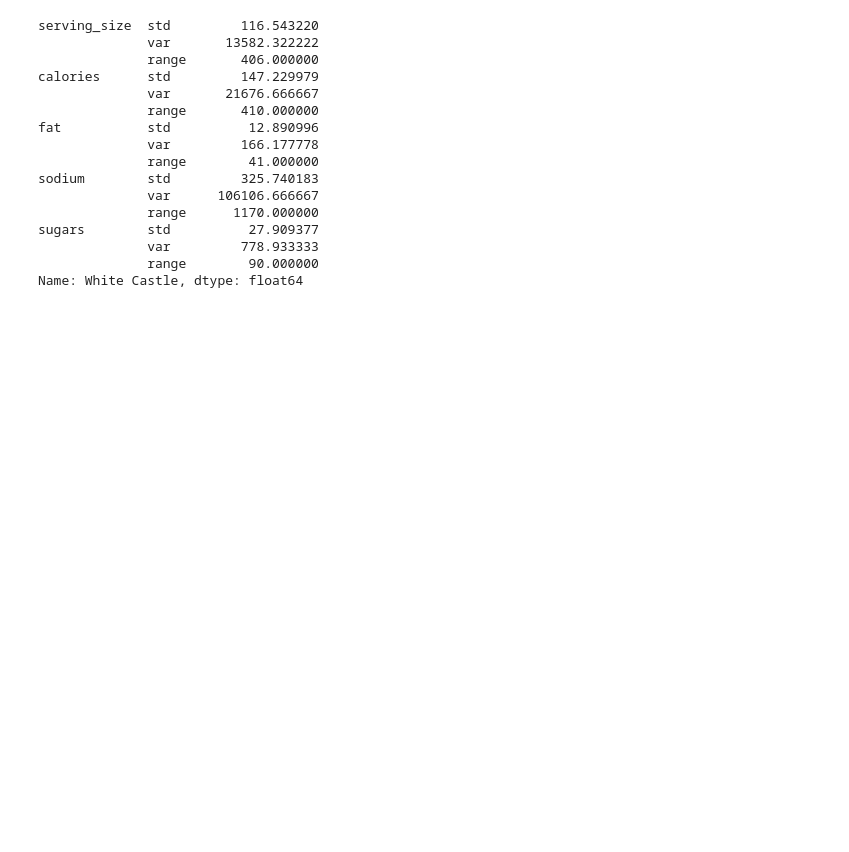
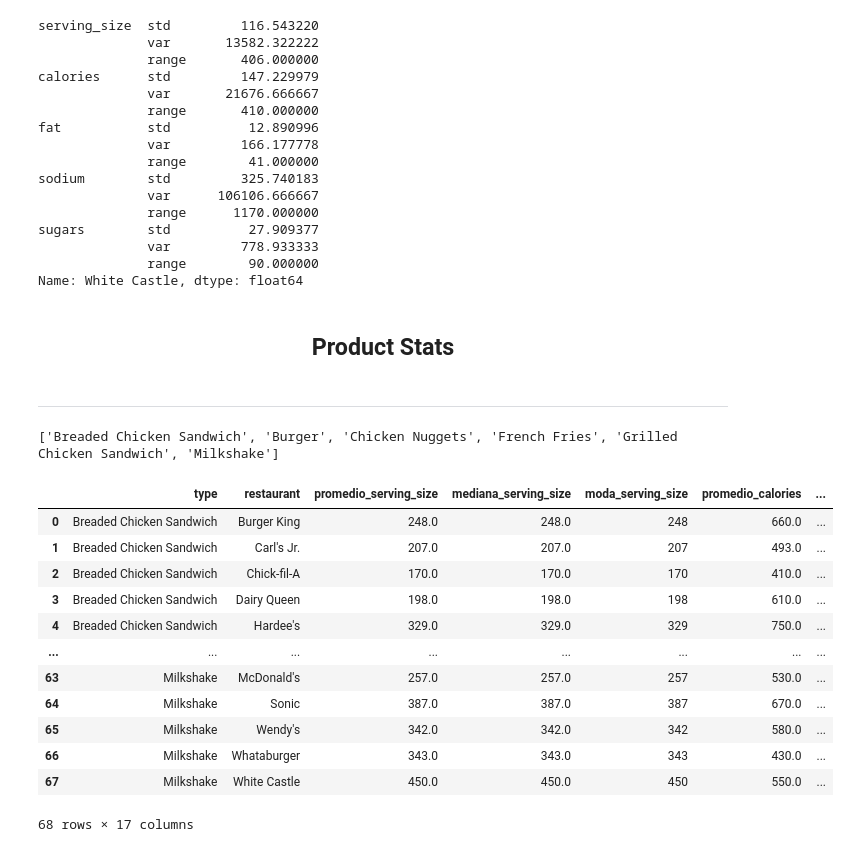
Before and after one commit to juan1jose3/pandas_stuff, a Jupyter notebook: restaurant_stats/stats.ipynb, the cells around one changed output. Saved outputs shown, nothing was run; the diff lists cells and outputs as text; code cells hidden in the pictures; blank space fills up the shorter version.

Commit message:
per product

```diff
--- a/restaurant_stats/stats.ipynb
+++ b/restaurant_stats/stats.ipynb
@@ -154,3 +154,7 @@ sugars        std          27.909377
               var         778.933333
               range        90.000000
 Name: White Castle, dtype: float64
+# %% [markdown]
+<h2 style="text-align:center">Product Stats</h2>
+# %% [markdown]
+<hr style="color:blue">
@@ -156,0 +179,34 @@ Name: White Castle, dtype: float64
+# %%
+types_comunes = csv_data.groupby("type")["restaurant"].nunique()
+types_comunes = types_comunes[types_comunes > 1].index
+
+csv_data_comunes = csv_data[csv_data["type"].isin(types_comunes)]
+print(types_comunes.tolist())
+# %% [output]
+['Breaded Chicken Sandwich', 'Burger', 'Chicken Nuggets', 'French Fries', 'Grilled Chicken Sandwich', 'Milkshake']
+# %%
+summary_table_type_restaurant = (
+    csv_data_comunes.groupby(["type", "restaurant"])[nutrient_cols]
+    .agg(["mean", "median", mode_func])
+)
+summary_table_type_restaurant.columns = [
+    f"{nombre_stat_central[stat]}_{col}"
+    for col, stat in summary_table_type_restaurant.columns
+]
+summary_table_type_restaurant = summary_table_type_restaurant.reset_index()
+
+summary_table_type_restaurant
+# %% [output]
+|  | type | restaurant | promedio_serving_size | mediana_serving_size | moda_serving_size | promedio_calories | ... |
+| 0 | Breaded Chicken Sandwich | Burger King | 248.0 | 248.0 | 248 | 660.0 | ... |
+| 1 | Breaded Chicken Sandwich | Carl's Jr. | 207.0 | 207.0 | 207 | 493.0 | ... |
+| 2 | Breaded Chicken Sandwich | Chick-fil-A | 170.0 | 170.0 | 170 | 410.0 | ... |
+| 3 | Breaded Chicken Sandwich | Dairy Queen | 198.0 | 198.0 | 198 | 610.0 | ... |
+| 4 | Breaded Chicken Sandwich | Hardee's | 329.0 | 329.0 | 329 | 750.0 | ... |
+| ... | ... | ... | ... | ... | ... | ... | ... |
+| 63 | Milkshake | McDonald's | 257.0 | 257.0 | 257 | 530.0 | ... |
+| 64 | Milkshake | Sonic | 387.0 | 387.0 | 387 | 670.0 | ... |
+| 65 | Milkshake | Wendy's | 342.0 | 342.0 | 342 | 580.0 | ... |
+| 66 | Milkshake | Whataburger | 343.0 | 343.0 | 343 | 430.0 | ... |
+| 67 | Milkshake | White Castle | 450.0 | 450.0 | 450 | 550.0 | ... |
+68 rows × 17 columns
```
Also changed, not shown: parts of 5 cells of this notebook.
